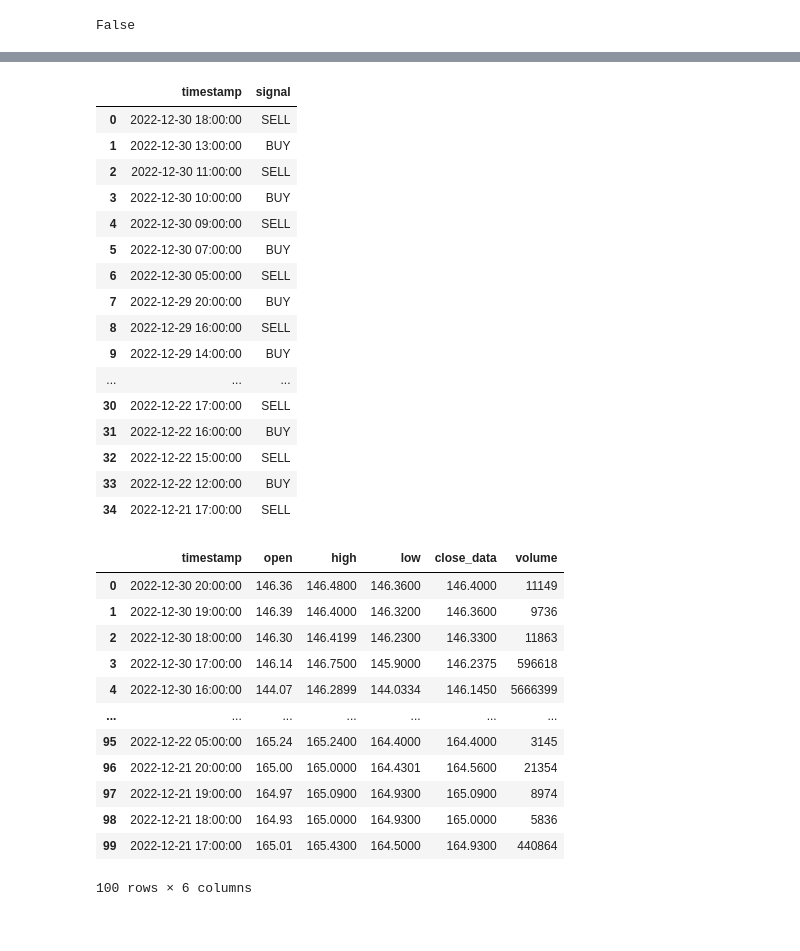
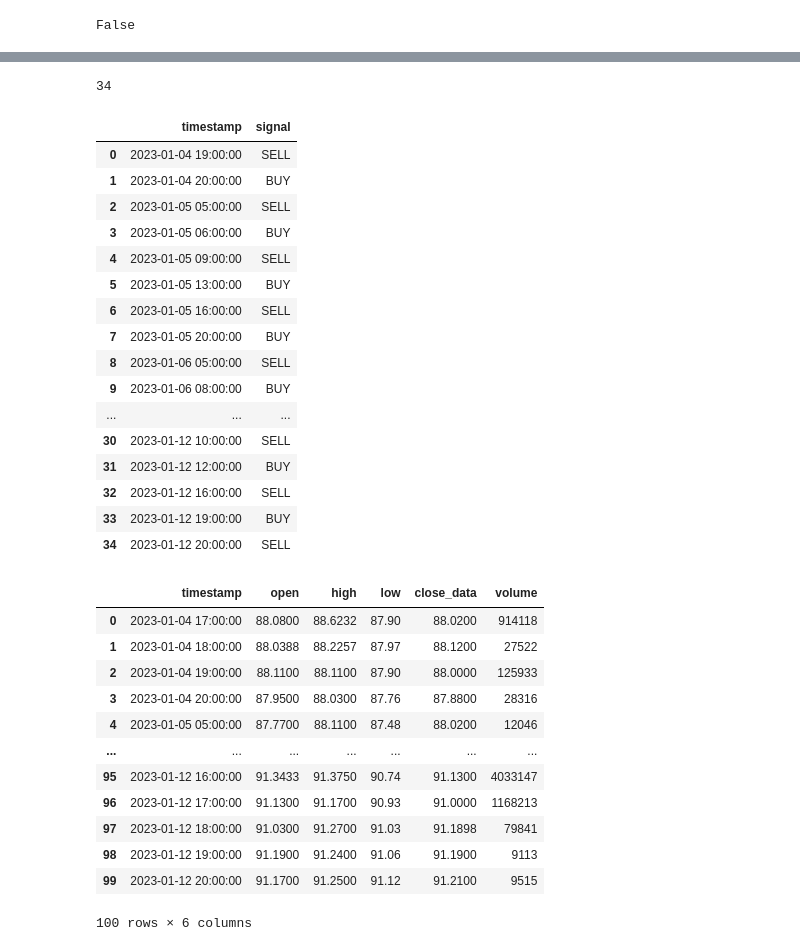
Before and after one commit to ritvik-123/AlgoBullsAssignment, a Jupyter notebook: Assignment.ipynb, the cells around one changed output, grey strips where cells are left out. Drawn from its saved outputs; the diff is of its cells as text; code cells hidden in the pictures.

```diff
--- a/Assignment.ipynb
+++ b/Assignment.ipynb
@@ -21,8 +21,9 @@ class ScriptData(): #1st part
         ts = TimeSeries(key='QS3OUNYZRWWCMQGA')
         self.data, meta_data = ts.get_intraday(script, interval = '60min') # Rectified the time interval issue
     def convert_intraday_data(self,script):
-        df1 = pd.DataFrame.from_dict(self.data) #converting to dataframe and changing it acco4ding to our requirements
+        df1 = pd.DataFrame.from_dict(self.data) #converting to dataframe and changing it according to our requirements
         df1 = df1.T
+        df1.sort_index(axis=0, ascending=True,inplace = True)
         df1.reset_index(inplace=True)
         df1.rename(columns = {'index':'timestamp','1. open':'open','2. high':'high','3. low':'low','4. close':'close','5. volume':'volume'}, inplace = True)
         df1['timestamp'] = pd.to_datetime(df1['timestamp'])
@@ -116,5 +117,6 @@ indicator1(script_data['AAPL'],5)
 100 rows × 2 columns
 # %%
+from intersect import intersection as intr
 class Strategy: # 3rd part
     def __init__(self,script):
         self.script = script
@@ -139,6 +141,12 @@ class Strategy: # 3rd part
         plt.legend()
         plt.xticks(rotation=45)
         plt.show()
+    def no_int(self):
+        x1 = self.df1['close_data']
+        x2 = self.df2['indicator_data']
+        y = (self.df1['timestamp'] - self.df1['timestamp'].min())  / np.timedelta64(1,'D')
+        inter = len(sum(intr(x1, y, x2, y)))
+        return inter
     def get_signals(self):
         self.Signal = pd.DataFrame(self.df1['timestamp']) # making timestamp dataframe
         self.df2 = self.df2.fillna(0)
@@ -207,41 +215,45 @@ strategy.get_plot() # plot between timestamp and close/indicator line
+# %%
+strategy.no_int() #defined another function in class strategy to determine the number of intersection between two curves using intersection library
+# %% [output]
+34
 # %%
-strategy.get_signals() # getting more signal data/records as we can see the close and indicator data values are close enough
+strategy.get_signals() # getting more signal data/records as we can see the close and indicator data values are close enough, also the number of intersections matches the number of rows in the given data.
 # %% [output]
 |  | timestamp | signal |
-| 0 | 2022-12-30 18:00:00 | SELL |
-| 1 | 2022-12-30 13:00:00 | BUY |
-| 2 | 2022-12-30 11:00:00 | SELL |
-| 3 | 2022-12-30 10:00:00 | BUY |
-| 4 | 2022-12-30 09:00:00 | SELL |
-| 5 | 2022-12-30 07:00:00 | BUY |
-| 6 | 2022-12-30 05:00:00 | SELL |
-| 7 | 2022-12-29 20:00:00 | BUY |
-| 8 | 2022-12-29 16:00:00 | SELL |
-| 9 | 2022-12-29 14:00:00 | BUY |
+| 0 | 2023-01-04 19:00:00 | SELL |
+| 1 | 2023-01-04 20:00:00 | BUY |
+| 2 | 2023-01-05 05:00:00 | SELL |
+| 3 | 2023-01-05 06:00:00 | BUY |
+| 4 | 2023-01-05 09:00:00 | SELL |
+| 5 | 2023-01-05 13:00:00 | BUY |
+| 6 | 2023-01-05 16:00:00 | SELL |
+| 7 | 2023-01-05 20:00:00 | BUY |
+| 8 | 2023-01-06 05:00:00 | SELL |
+| 9 | 2023-01-06 08:00:00 | BUY |
 | ... | ... | ... |
-| 30 | 2022-12-22 17:00:00 | SELL |
-| 31 | 2022-12-22 16:00:00 | BUY |
-| 32 | 2022-12-22 15:00:00 | SELL |
-| 33 | 2022-12-22 12:00:00 | BUY |
-| 34 | 2022-12-21 17:00:00 | SELL |
+| 30 | 2023-01-12 10:00:00 | SELL |
+| 31 | 2023-01-12 12:00:00 | BUY |
+| 32 | 2023-01-12 16:00:00 | SELL |
+| 33 | 2023-01-12 19:00:00 | BUY |
+| 34 | 2023-01-12 20:00:00 | SELL |
 # %%
 # repeating the same for GOOGL script
-strategy = Strategy('NVDA')
-strategy.get_script_data(tp=5)# here changing the timeperiod
+strategy = Strategy('GOOGL')
+strategy.get_script_data(tp=4)# here changing the timeperiod
 strategy.df1
 # %% [output]
 |  | timestamp | open | high | low | close_data | volume |
-| 0 | 2022-12-30 20:00:00 | 146.36 | 146.4800 | 146.3600 | 146.4000 | 11149 |
-| 1 | 2022-12-30 19:00:00 | 146.39 | 146.4000 | 146.3200 | 146.3600 | 9736 |
-| 2 | 2022-12-30 18:00:00 | 146.30 | 146.4199 | 146.2300 | 146.3300 | 11863 |
-| 3 | 2022-12-30 17:00:00 | 146.14 | 146.7500 | 145.9000 | 146.2375 | 596618 |
-| 4 | 2022-12-30 16:00:00 | 144.07 | 146.2899 | 144.0334 | 146.1450 | 5666399 |
+| 0 | 2023-01-04 17:00:00 | 88.0800 | 88.6232 | 87.90 | 88.0200 | 914118 |
+| 1 | 2023-01-04 18:00:00 | 88.0388 | 88.2257 | 87.97 | 88.1200 | 27522 |
+| 2 | 2023-01-04 19:00:00 | 88.1100 | 88.1100 | 87.90 | 88.0000 | 125933 |
+| 3 | 2023-01-04 20:00:00 | 87.9500 | 88.0300 | 87.76 | 87.8800 | 28316 |
+| 4 | 2023-01-05 05:00:00 | 87.7700 | 88.1100 | 87.48 | 88.0200 | 12046 |
 | ... | ... | ... | ... | ... | ... | ... |
-| 95 | 2022-12-22 05:00:00 | 165.24 | 165.2400 | 164.4000 | 164.4000 | 3145 |
-| 96 | 2022-12-21 20:00:00 | 165.00 | 165.0000 | 164.4301 | 164.5600 | 21354 |
-| 97 | 2022-12-21 19:00:00 | 164.97 | 165.0900 | 164.9300 | 165.0900 | 8974 |
-| 98 | 2022-12-21 18:00:00 | 164.93 | 165.0000 | 164.9300 | 165.0000 | 5836 |
-| 99 | 2022-12-21 17:00:00 | 165.01 | 165.4300 | 164.5000 | 164.9300 | 440864 |
+| 95 | 2023-01-12 16:00:00 | 91.3433 | 91.3750 | 90.74 | 91.1300 | 4033147 |
+| 96 | 2023-01-12 17:00:00 | 91.1300 | 91.1700 | 90.93 | 91.0000 | 1168213 |
+| 97 | 2023-01-12 18:00:00 | 91.0300 | 91.2700 | 91.03 | 91.1898 | 79841 |
+| 98 | 2023-01-12 19:00:00 | 91.1900 | 91.2400 | 91.06 | 91.1900 | 9113 |
+| 99 | 2023-01-12 20:00:00 | 91.1700 | 91.2500 | 91.12 | 91.2100 | 9515 |
 100 rows × 6 columns
 # %%
 strategy.df2
```
Also changed, not shown: parts of 13 cells of this notebook.
